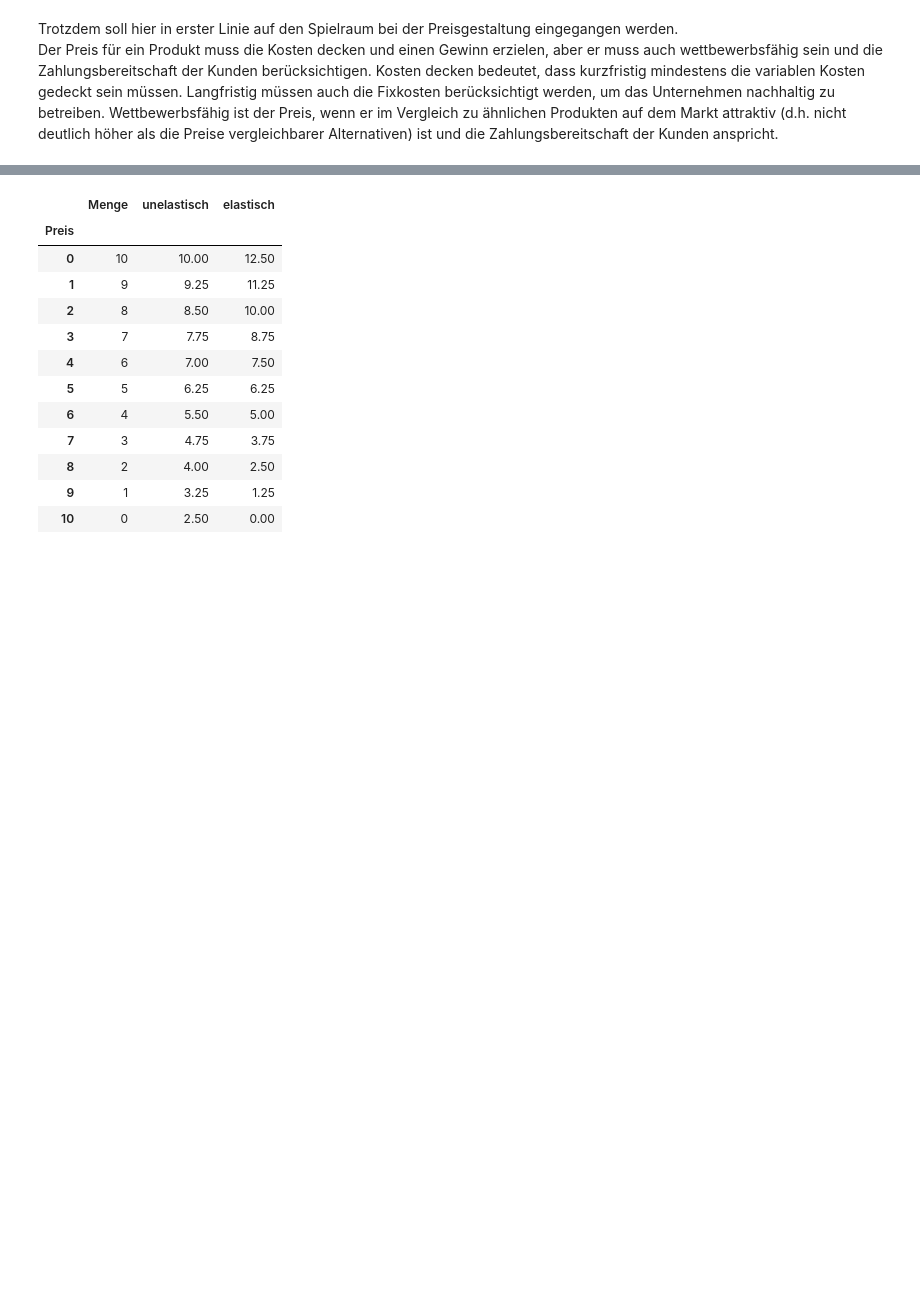
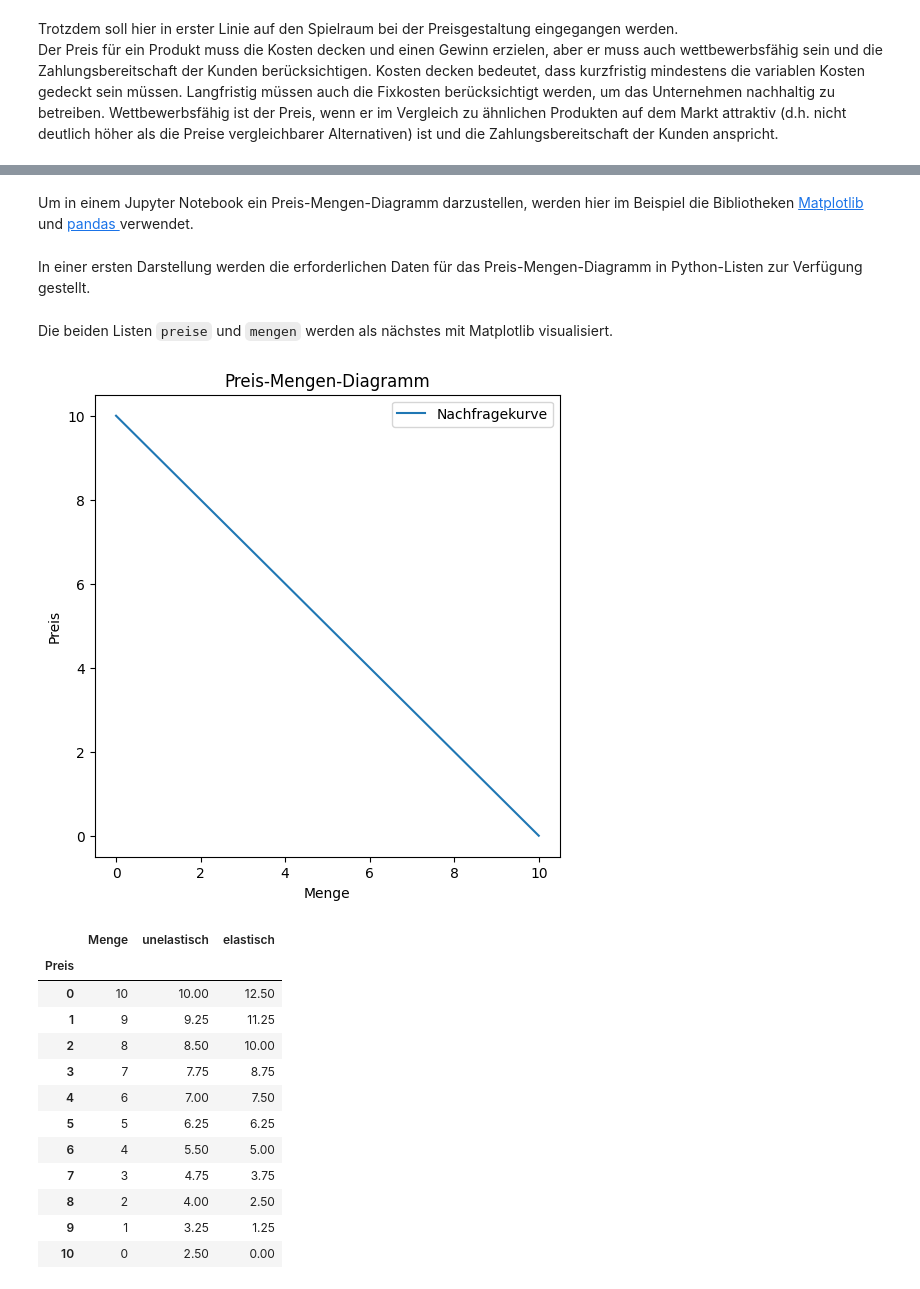
Before and after one commit to SkriptenMk/WR_I_24-27, a Jupyter notebook: docs/bwl/marketing/pe.ipynb, the cells around one changed output, grey strips where cells are left out. Saved outputs shown, nothing was run; the diff lists cells and outputs as text; code cells hidden in the pictures; blank space fills up the shorter version.

Commit message:
Erstelle ein einfaches Preis-Mengen-Diagramm

```diff
--- a/docs/bwl/marketing/pe.ipynb
+++ b/docs/bwl/marketing/pe.ipynb
@@ -20,8 +37,38 @@ Zahlungsbereitschaft der Kunden anspricht.
+# %% [markdown]
+Um in einem Jupyter Notebook ein Preis-Mengen-Diagramm darzustellen,
+werden hier im Beispiel die Bibliotheken
+<a href="https://matplotlib.org/stable/index.html" target="_blank">
+Matplotlib
+</a>
+und
+<a href="https://pandas.pydata.org/" target="_blank">
+pandas
+</a>
+verwendet.
 # %%
 import pandas as pd
 import matplotlib.pyplot as plt
+# %% [markdown]
+In einer ersten Darstellung werden die erforderlichen Daten für das
+Preis-Mengen-Diagramm in Python-Listen zur Verfügung gestellt.
 # %%
-preise = [i for i in range(11)]
+preise = [p for p in range(11)]
+mengen = [(p * -1) + 10 for p in preise]
+# %% [markdown]
+Die beiden Listen `preise` und `mengen` werden als nächstes mit
+Matplotlib visualisiert.
+# %%
+plt.figure(
+    figsize=(6, 6)
+)
+plt.plot(mengen, preise, label="Nachfragekurve")
+plt.title("Preis-Mengen-Diagramm")
+plt.xlabel("Menge")
+plt.ylabel("Preis")
+plt.legend()
+plt.show()
+# %% [output]
+[figure, added]
 # %%
 mengen = [(p * -1 + 10) for p in preise]
 mue = [(p * -0.75 + 10) for p in preise]
```
Also changed, not shown: parts of 2 cells of this notebook.
